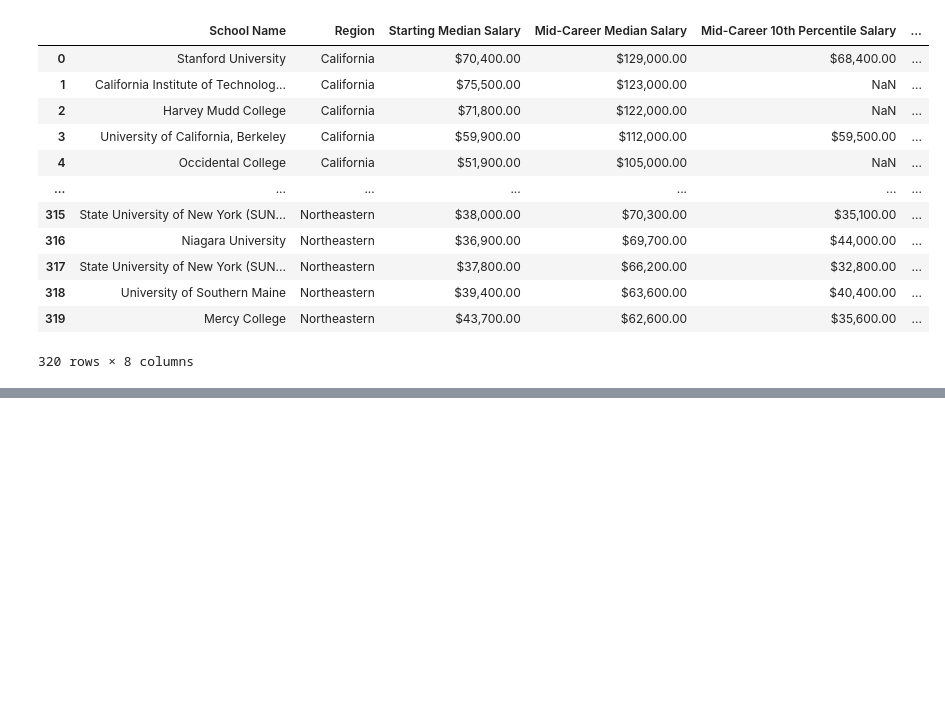
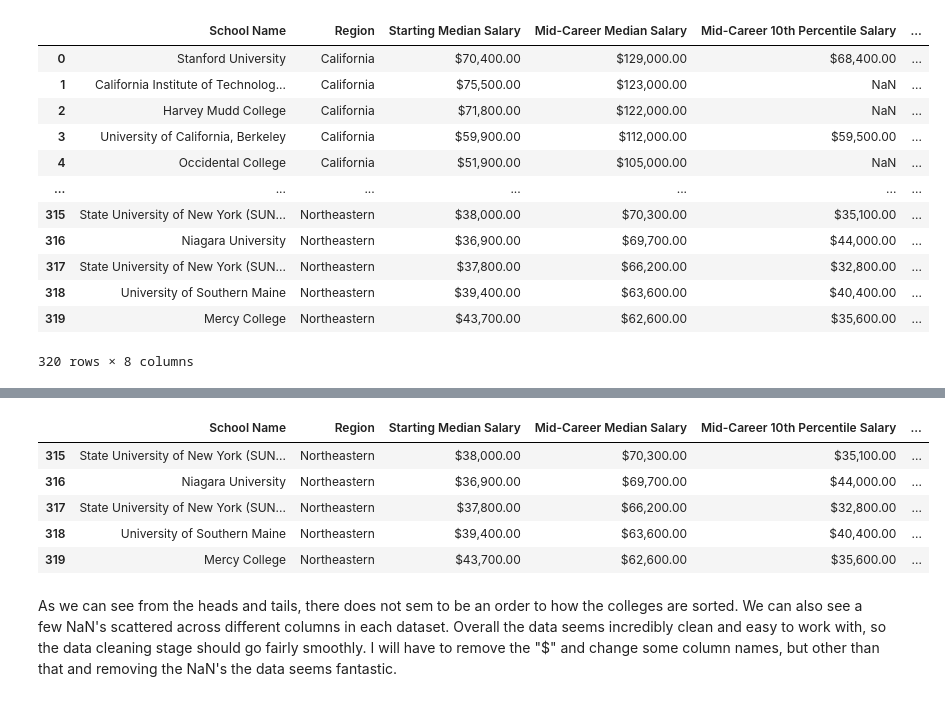
Before and after one commit to jackr276/Final-Project-CMP-262, a Jupyter notebook: Milestone2.ipynb, the cells around one changed output, grey strips where cells are left out. Drawn from its saved outputs; the diff is of its cells as text; code cells hidden in the pictures; blank space fills up the shorter version.

```diff
--- a/Milestone2.ipynb
+++ b/Milestone2.ipynb
@@ -67,0 +185,11 @@ salaries_by_region_df
+# %%
+salaries_by_region_df.tail()
+# %% [output]
+|  | School Name | Region | Starting Median Salary | Mid-Career Median Salary | Mid-Career 10th Percentile Salary | ... |
+| 315 | State University of New York (SUN... | Northeastern | $38,000.00 | $70,300.00 | $35,100.00 | ... |
+| 316 | Niagara University | Northeastern | $36,900.00 | $69,700.00 | $44,000.00 | ... |
+| 317 | State University of New York (SUN... | Northeastern | $37,800.00 | $66,200.00 | $32,800.00 | ... |
+| 318 | University of Southern Maine | Northeastern | $39,400.00 | $63,600.00 | $40,400.00 | ... |
+| 319 | Mercy College | Northeastern | $43,700.00 | $62,600.00 | $35,600.00 | ... |
+# %% [markdown]
+As we can see from the heads and tails, there does not sem to be an order to how the colleges are sorted. We can also see a few NaN's scattered across different columns in each dataset. Overall the data seems incredibly clean and easy to work with, so the data cleaning stage should go fairly smoothly. I will have to remove the "$" and change some column names, but other than that and removing the NaN's the data seems fantastic.
```
Also changed, not shown: parts of 14 cells of this notebook.
